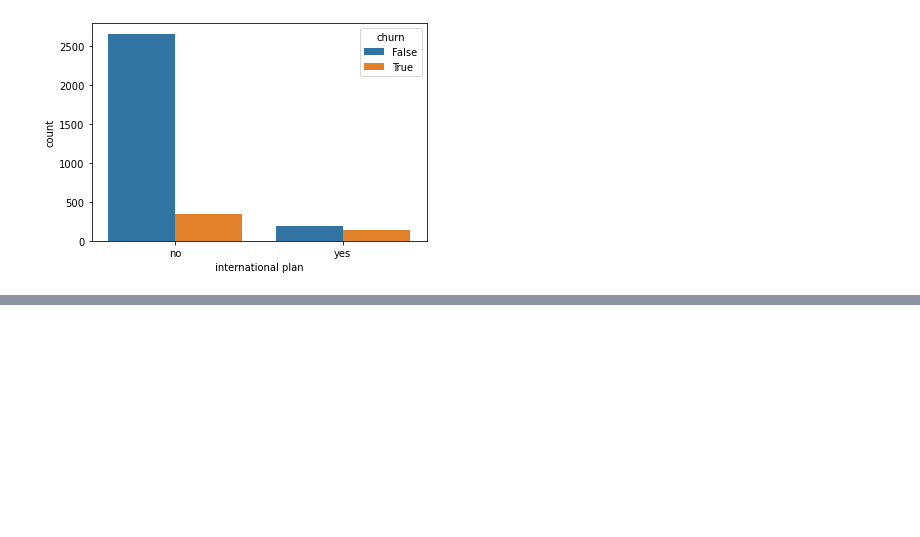
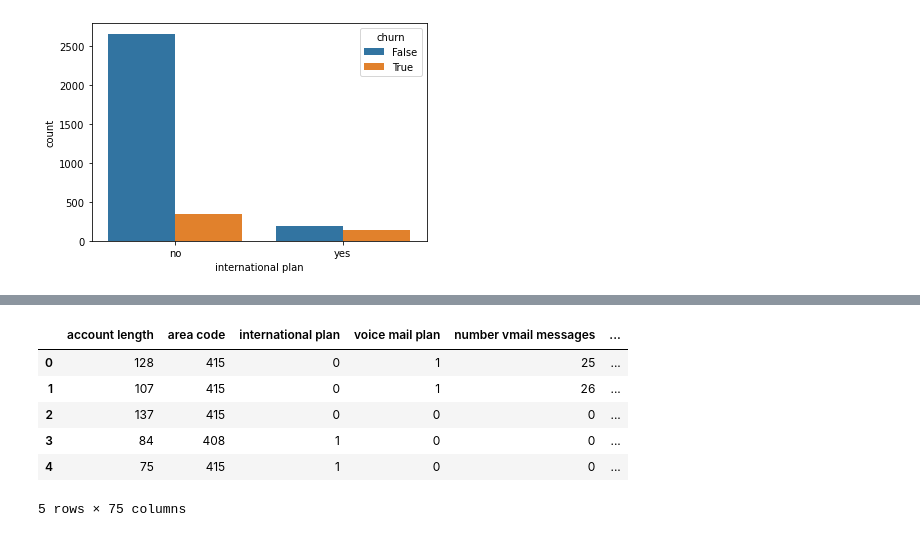
Before and after one commit to mercy1532/Phase-3-group-project, a Jupyter notebook: Churn-prediction.ipynb, the cells around one changed output, grey strips where cells are left out. Cells and saved outputs as stored; diff of their text form; code cells hidden in the pictures; blank space fills up the shorter version.

```diff
--- a/Churn-prediction.ipynb
+++ b/Churn-prediction.ipynb
@@ -147,0 +373,30 @@ sns.countplot(x='international plan', hue='churn', data=df)
+# %%
+# Create new feature for total call duration
+df['total_call_duration'] = df['total day minutes'] + df['total eve minutes'] + df['total night minutes'] + df['total intl minutes']
+#getting average call charges for international
+# Calculate average charge per call for international calls
+df['average_charge_per_intl_call'] = df['total intl charge'] / df['total intl calls']
+#getting average call charges for local
+# Calculate average charge per call for local calls
+local_call_charges= ['total day charge', 'total eve charge', 'total night charge']
+total_local_call_charges= df[local_call_charges].sum(axis=1)
+total_local_calls = df[['total day calls', 'total eve calls', 'total night calls']].sum(axis=1)
+df['average_charge_per_local_call'] = total_local_call_charges / total_local_calls
+
+# Calculate total charges
+df['total_charges'] = (df['total day charge'] + df['total eve charge'] +
+                       df['total night charge'] + df['total intl charge'])
+
+# Convert account length to tenure in years
+df['tenure_years'] = df['account length'] / 12
+# %%
+#checking our updated data frame
+df.head()
+# %% [output]
+|  | account length | area code | international plan | voice mail plan | number vmail messages | ... |
+| 0 | 128 | 415 | 0 | 1 | 25 | ... |
+| 1 | 107 | 415 | 0 | 1 | 26 | ... |
+| 2 | 137 | 415 | 0 | 0 | 0 | ... |
+| 3 | 84 | 408 | 1 | 0 | 0 | ... |
+| 4 | 75 | 415 | 1 | 0 | 0 | ... |
+5 rows × 75 columns
```
Also changed, not shown: parts of 23 cells of this notebook.
